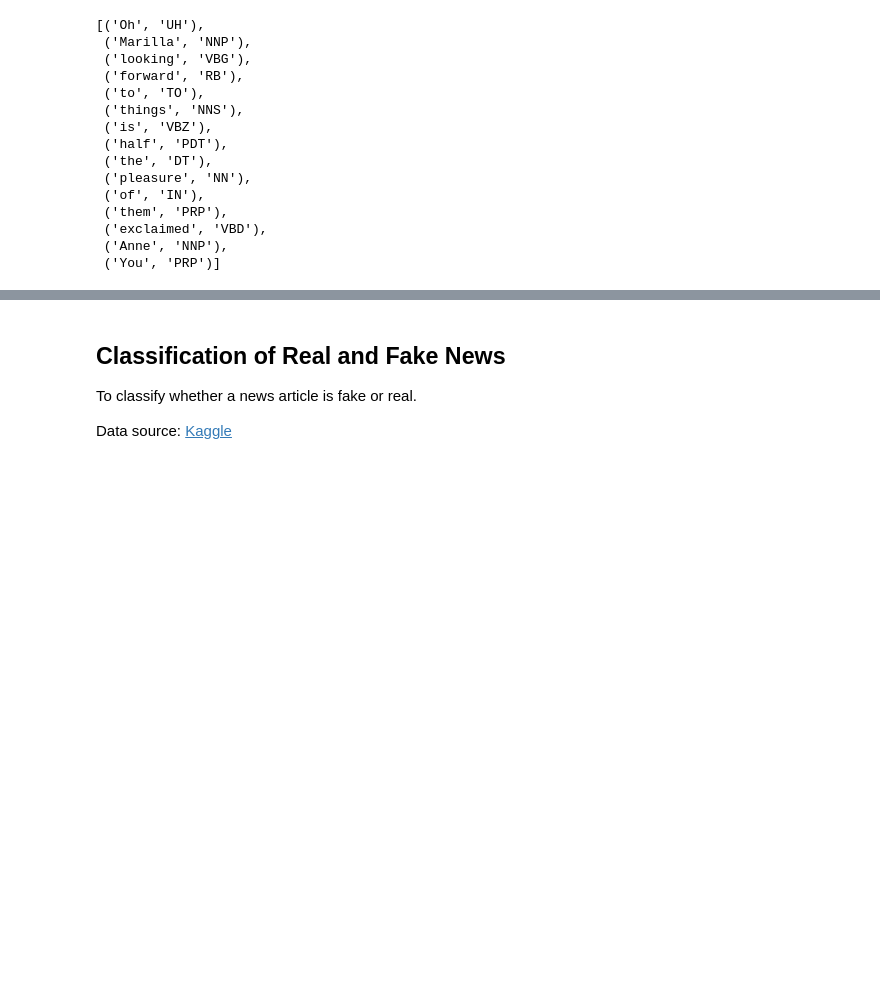
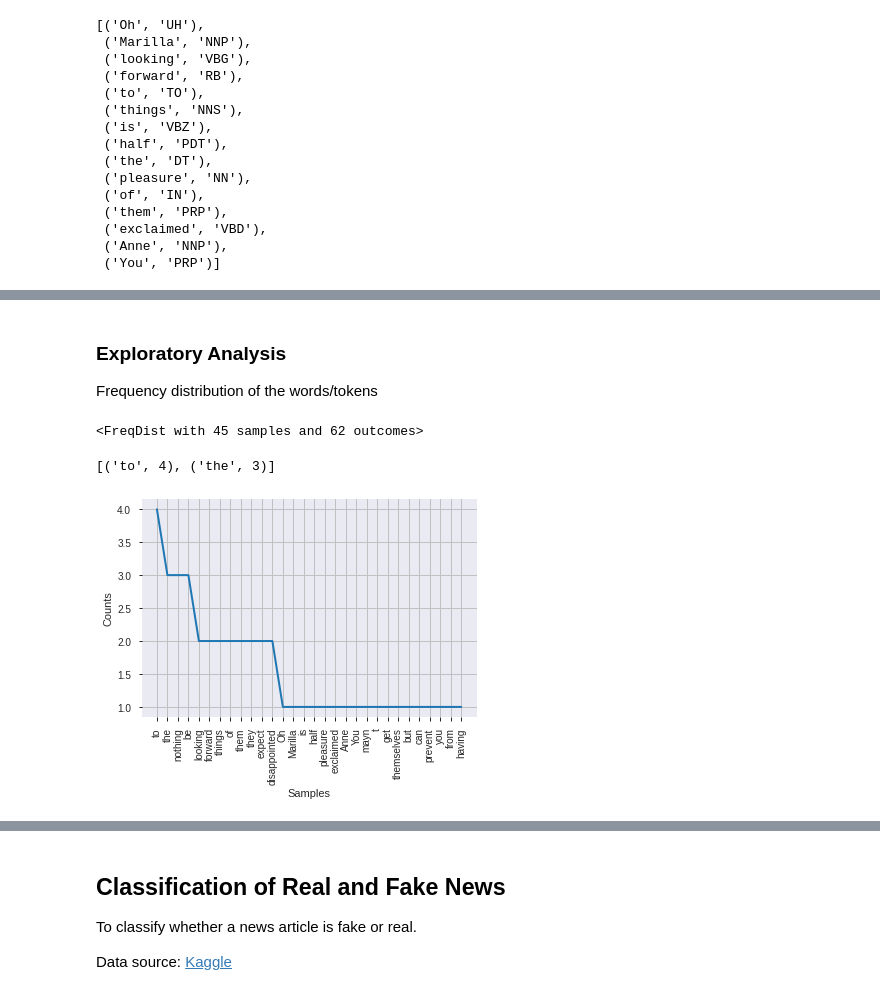
Before and after one commit to dhanyajothimani/NLP-Basics-Insight20B-Workshop, a Jupyter notebook: Insight_NLP_Workshop_July2.ipynb, the cells around one changed output, grey strips where cells are left out. Cells and saved outputs as stored; diff of their text form; code cells hidden in the pictures; blank space fills up the shorter version.

```diff
--- a/Insight_NLP_Workshop_July2.ipynb
+++ b/Insight_NLP_Workshop_July2.ipynb
@@ -316,0 +335,22 @@ nltk.pos_tag(words_no_punkt[:15]) #IN- preposition; NNP- noun, proper, singular;
+# %% [markdown]
+### **Exploratory Analysis**
+
+Frequency distribution of the words/tokens
+# %%
+from nltk.probability import FreqDist
+fdist = FreqDist(words_no_punkt)
+print(fdist)
+# %% [output]
+<FreqDist with 45 samples and 62 outcomes>
+# %%
+fdist.most_common(2)
+# %% [output]
+[('to', 4), ('the', 3)]
+# %%
+# Frequency Distribution Plot
+%matplotlib inline
+import matplotlib.pyplot as plt
+fdist.plot(30,cumulative=False)
+plt.show()
+# %% [output]
+[figure, added]
```
Also changed, not shown: parts of 21 cells of this notebook, 1 other file.
